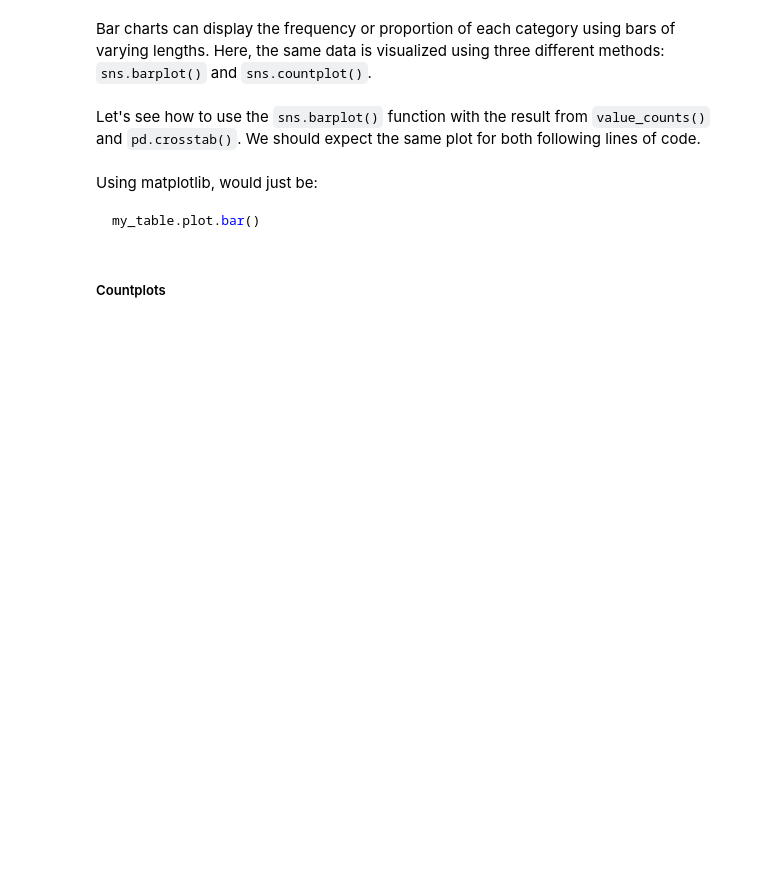
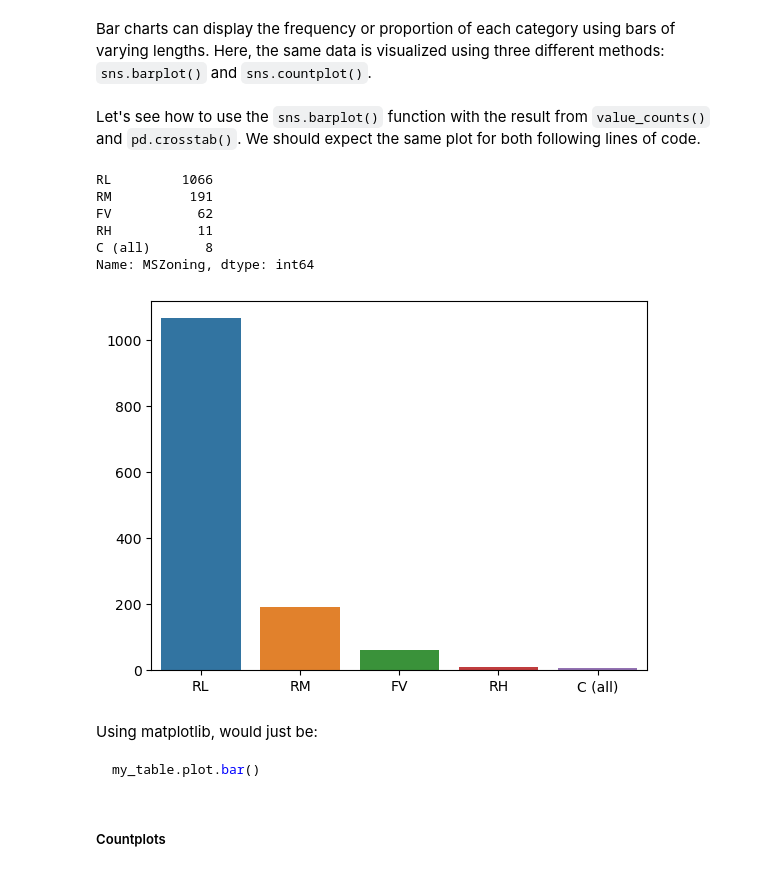
Before and after one commit to Ironhack-Data-Madrid-Enero-2024/apuntes_clase, a Jupyter notebook: semana_5/1.EDA_univariate.ipynb, the cells around one changed output. Saved outputs shown, nothing was run; the diff lists cells and outputs as text; code cells hidden in the pictures; blank space fills up the shorter version.

```diff
--- a/semana_5/1.EDA_univariate.ipynb
+++ b/semana_5/1.EDA_univariate.ipynb
@@ -83,0 +248,4 @@ Missing data can influence our analysis. It's essential to identify and handle t
+# %%
+df.drop(columns=['FireplaceQu'], inplace=True)
+# %%
+df['LotFrontage'] = df['LotFrontage'].fillna(df['LotFrontage'].median())
@@ -83,0 +271,6 @@ Missing data can influence our analysis. It's essential to identify and handle t
+# %%
+df.dropna(inplace=True)
+
+nan_cols = df.isna().sum()
+
+nan_cols[nan_cols>0]
@@ -127,6 +350,21 @@ Visualizations offer a more intuitive understanding of categorical data distribu
 Bar charts can display the frequency or proportion of each category using bars of varying lengths. Here, the same data is visualized using three different methods: `sns.barplot()` and `sns.countplot()`.
 # %% [markdown]
 Let's see how to use the `sns.barplot()` function with the result from `value_counts()` and `pd.crosstab()`. We should expect the same plot for both following lines of code.
+# %%
+frecuencia = df['MSZoning'].value_counts()
+
+frecuencia
+# %% [output]
+RL         1066
+RM          191
+FV           62
+RH           11
+C (all)       8
+Name: MSZoning, dtype: int64
+# %%
+sns.barplot(x=frecuencia.index, y=frecuencia.values);
+# %% [output]
+[figure, added]
 # %% [markdown]
 Using matplotlib, would just be:
 
```
Also changed, not shown: parts of 33 cells of this notebook.
